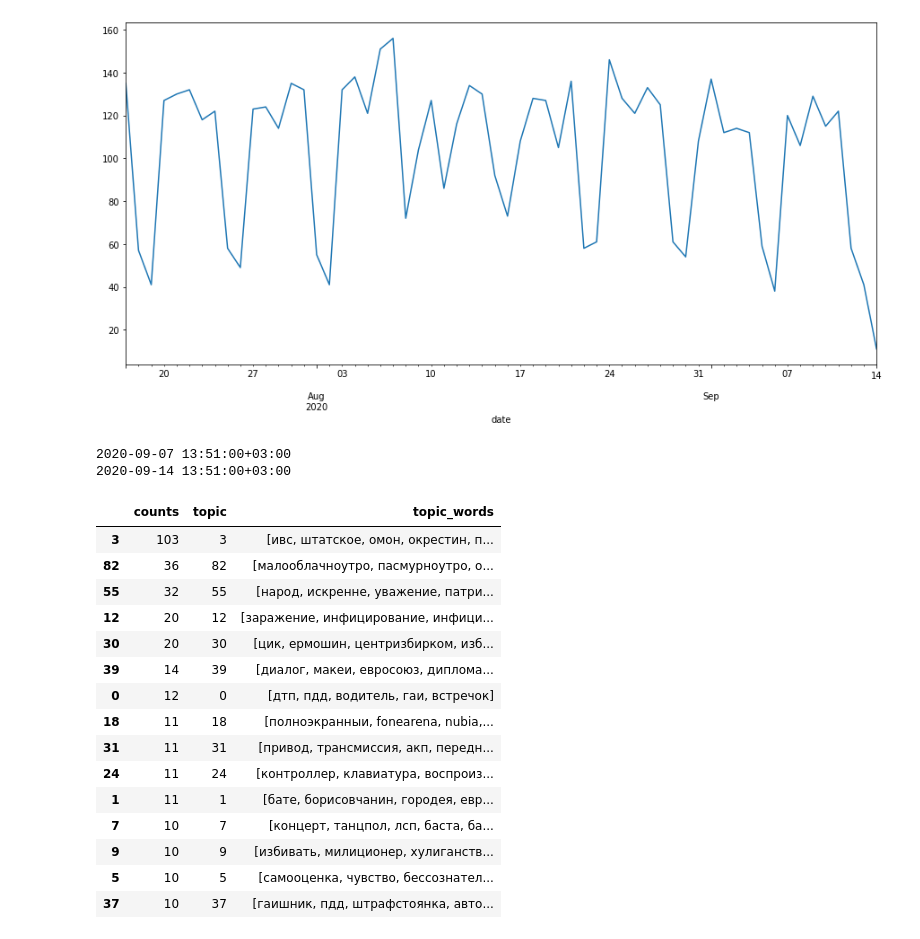
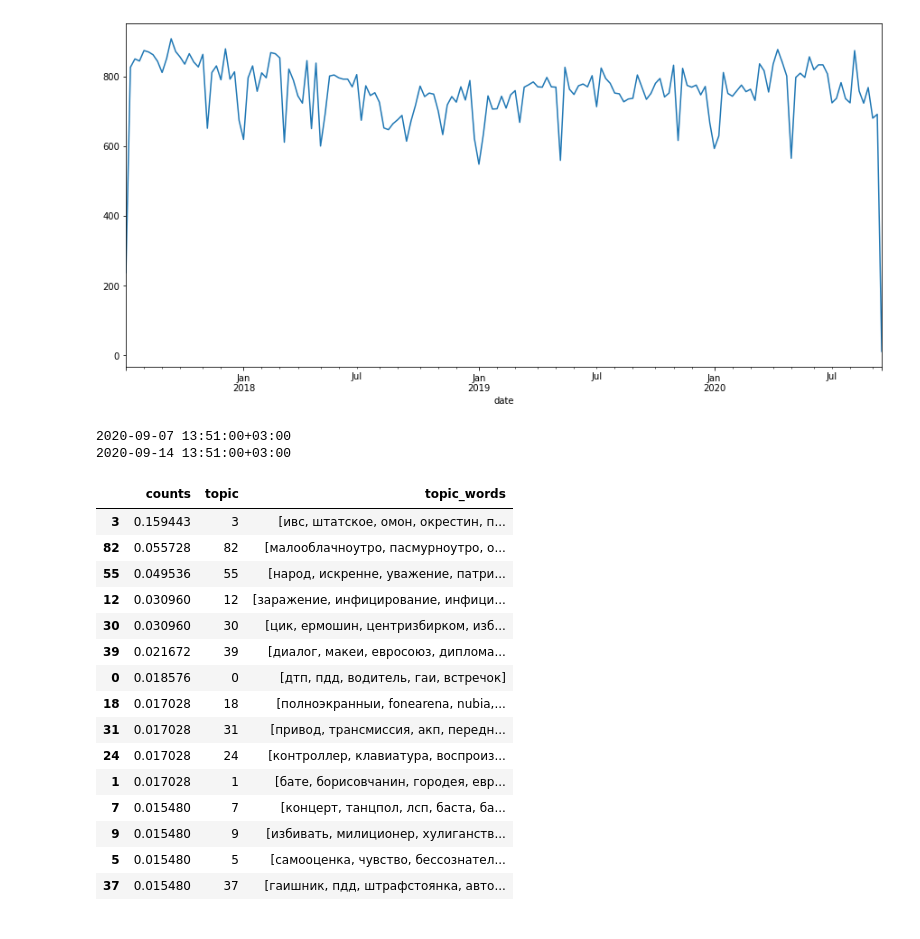
Before and after one commit to SinyTim/NewsAnalysis, a Jupyter notebook: research/analyze_last_time.ipynb, the cells around one changed output. Drawn from its saved outputs; the diff is of its cells as text; code cells hidden in the pictures.

```diff
--- a/research/analyze_last_time.ipynb
+++ b/research/analyze_last_time.ipynb
@@ -10,9 +10,10 @@ import plotly.graph_objects as go
 
 from top2vec import Top2Vec
 # %%
-path_corpus_tut = Path('data/corpora/clean_tutby_126784.csv')
-path_model_top2vec = Path('data/model/top2vec_clean_126784.joblibfile')
-path_plot = Path('data/plot/last_clean_126784.html')
+path_corpus_tut = Path('../data/corpora/clean_tutby_126784.csv')
+path_plot = Path('../data/plot/last_clean_126784.html')
+path_model_top2vec = Path('../data/model/top2vec_reduced_100_clean_126784.joblibfile')
+reduced = True
 # %%
 %%time
 
@@ -59,7 +57,7 @@ Wall time: 11.4 s
 # %%
-data.resample('D', on='date')['date'].count()[-60:].plot(figsize=(15,7));
+data.resample('W', on='date')['date'].count().plot(figsize=(15,7));
 # %% [output]
-[figure, old version]
+[figure, new version]
 # %%
 figure = go.Figure()
 
@@ -81,7 +82,7 @@ print(last)
 
 data_last = data[data['date'] > first]
 
-counts = data_last['topic'].value_counts()[:15]
+counts = data_last['topic'].value_counts(normalize=True)[:15]
 
 
 counts_topic = pd.DataFrame()
@@ -94,18 +95,18 @@ counts_topic
 2020-09-07 13:51:00+03:00
 2020-09-14 13:51:00+03:00
 |  | counts | topic | topic_words |
-| 3 | 103 | 3 | [ивс, штатское, омон, окрестин, п... |
-| 82 | 36 | 82 | [малооблачноутро, пасмурноутро, о... |
-| 55 | 32 | 55 | [народ, искренне, уважение, патри... |
-| 12 | 20 | 12 | [заражение, инфицирование, инфици... |
-| 30 | 20 | 30 | [цик, ермошин, центризбирком, изб... |
-| 39 | 14 | 39 | [диалог, макеи, евросоюз, диплома... |
-| 0 | 12 | 0 | [дтп, пдд, водитель, гаи, встречок] |
-| 18 | 11 | 18 | [полноэкранныи, fonearena, nubia,... |
-| 31 | 11 | 31 | [привод, трансмиссия, акп, передн... |
-| 24 | 11 | 24 | [контроллер, клавиатура, воспроиз... |
-| 1 | 11 | 1 | [бате, борисовчанин, городея, евр... |
-| 7 | 10 | 7 | [концерт, танцпол, лсп, баста, ба... |
-| 9 | 10 | 9 | [избивать, милиционер, хулиганств... |
-| 5 | 10 | 5 | [самооценка, чувство, бессознател... |
-| 37 | 10 | 37 | [гаишник, пдд, штрафстоянка, авто... |
+| 3 | 0.159443 | 3 | [ивс, штатское, омон, окрестин, п... |
+| 82 | 0.055728 | 82 | [малооблачноутро, пасмурноутро, о... |
+| 55 | 0.049536 | 55 | [народ, искренне, уважение, патри... |
+| 12 | 0.030960 | 12 | [заражение, инфицирование, инфици... |
+| 30 | 0.030960 | 30 | [цик, ермошин, центризбирком, изб... |
+| 39 | 0.021672 | 39 | [диалог, макеи, евросоюз, диплома... |
+| 0 | 0.018576 | 0 | [дтп, пдд, водитель, гаи, встречок] |
+| 18 | 0.017028 | 18 | [полноэкранныи, fonearena, nubia,... |
+| 31 | 0.017028 | 31 | [привод, трансмиссия, акп, передн... |
+| 24 | 0.017028 | 24 | [контроллер, клавиатура, воспроиз... |
+| 1 | 0.017028 | 1 | [бате, борисовчанин, городея, евр... |
+| 7 | 0.015480 | 7 | [концерт, танцпол, лсп, баста, ба... |
+| 9 | 0.015480 | 9 | [избивать, милиционер, хулиганств... |
+| 5 | 0.015480 | 5 | [самооценка, чувство, бессознател... |
+| 37 | 0.015480 | 37 | [гаишник, пдд, штрафстоянка, авто... |
```
Also changed, not shown: parts of 3 cells of this notebook, 6 other files.
